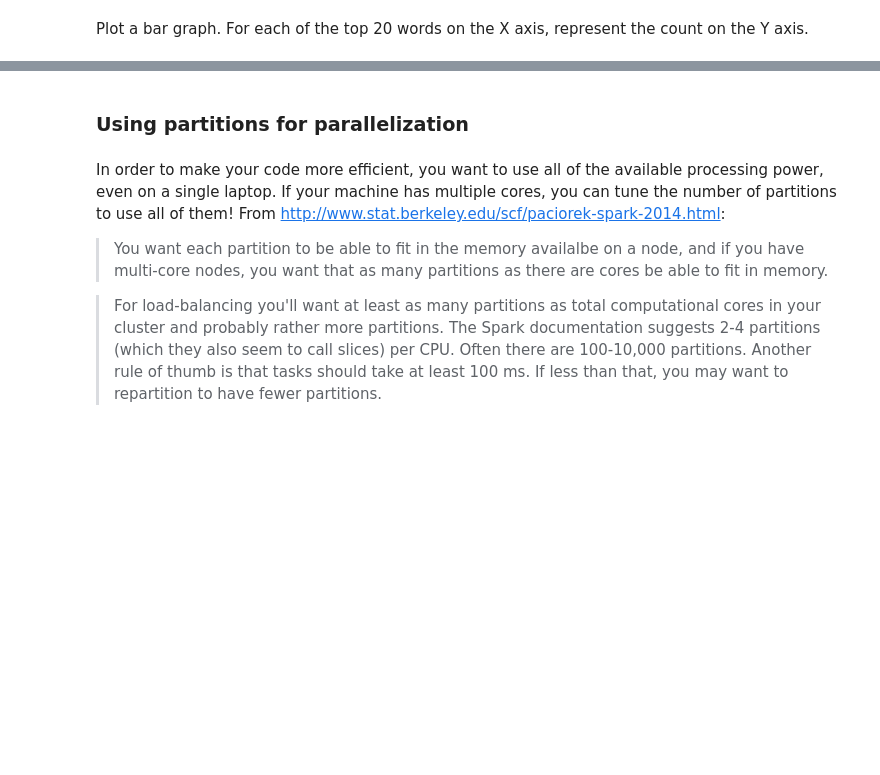
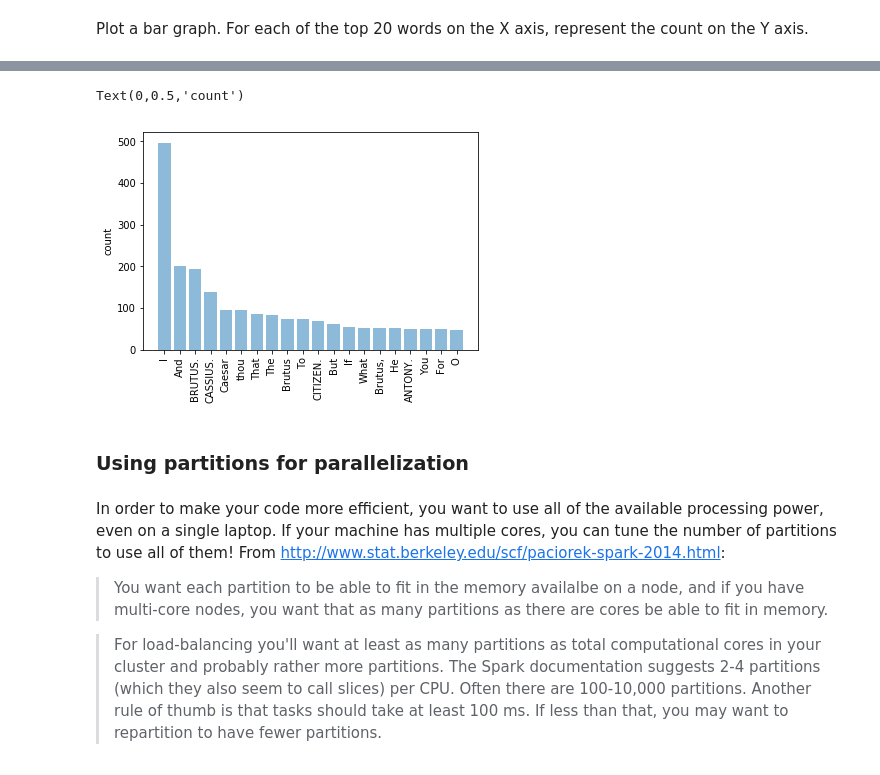
Before and after one commit to rpurcell1010/spark, a Jupyter notebook: pyspark_exercise.ipynb, the cells around one changed output, grey strips where cells are left out. Drawn from its saved outputs; the diff is of its cells as text; code cells hidden in the pictures; blank space fills up the shorter version.

```diff
--- a/pyspark_exercise.ipynb
+++ b/pyspark_exercise.ipynb
@@ -276,2 +306,5 @@ The file `./sparklect/english.stop.txt` contains a list of English stopwords, wh
+# %%
+stoplist = sc.textFile('/Users/ryanpurcell/Desktop/spark/sparklect/english.stop.txt').collect()
+juliusrdd = sc.textFile('/Users/ryanpurcell/Desktop/spark/sparklect/shakes/juliuscaesar.txt')
 # %% [markdown]
 How many words does Julius Caesar have? *Hint: use `flatMap()`*.
@@ -280,2 +325,5 @@ How many words does Julius Caesar have? *Hint: use `flatMap()`*.
 # %% [markdown]
 Now print the first 20 words of Julius Caesar as a Python list.
+# %%
+juliuslist = juliusrdd.flatMap(lambda x: x.split(' '))
+juliuslist.count()
@@ -287,0 +358,5 @@ Now print the first 20 words of Julius Caesar, **after removing all the stopword
+# %%
+# your turn
+filtered = juliuslist.filter(lambda x: x not in stoplist)
+filtered = filtered.filter(lambda x: x not in [''])
+filtered.take(20)
@@ -291,0 +386,8 @@ Now, use the word counting MapReduce code you've seen before. Count the number o
+# %%
+wordsList = filtered
+#wordsRDD = sc.parallelize(wordsList)
+wordCountsCollected = (wordsList
+                       .map(lambda w: (w, 1))
+                       .reduceByKey(lambda x,y: x+y)
+                       .takeOrdered(20, key = lambda x: -x[1]))
+wordCountsCollected
@@ -296,3 +440,13 @@ Plot a bar graph. For each of the top 20 words on the X axis, represent the coun
+# %%
+# your turn
+import matplotlib.pyplot as plt
+
+plt.bar(range(20), [x[1] for x in wordCountsCollected], align='center', alpha=0.5)
+plt.xticks(range(20), [x[0] for x in wordCountsCollected], rotation='vertical')
+plt.ylabel('count')
+# %% [output]
+Text(0,0.5,'count')
+[figure, added]
 # %% [markdown]
 ### Using partitions for parallelization
 # %% [markdown]
```
Also changed, not shown: parts of 49 cells of this notebook.
